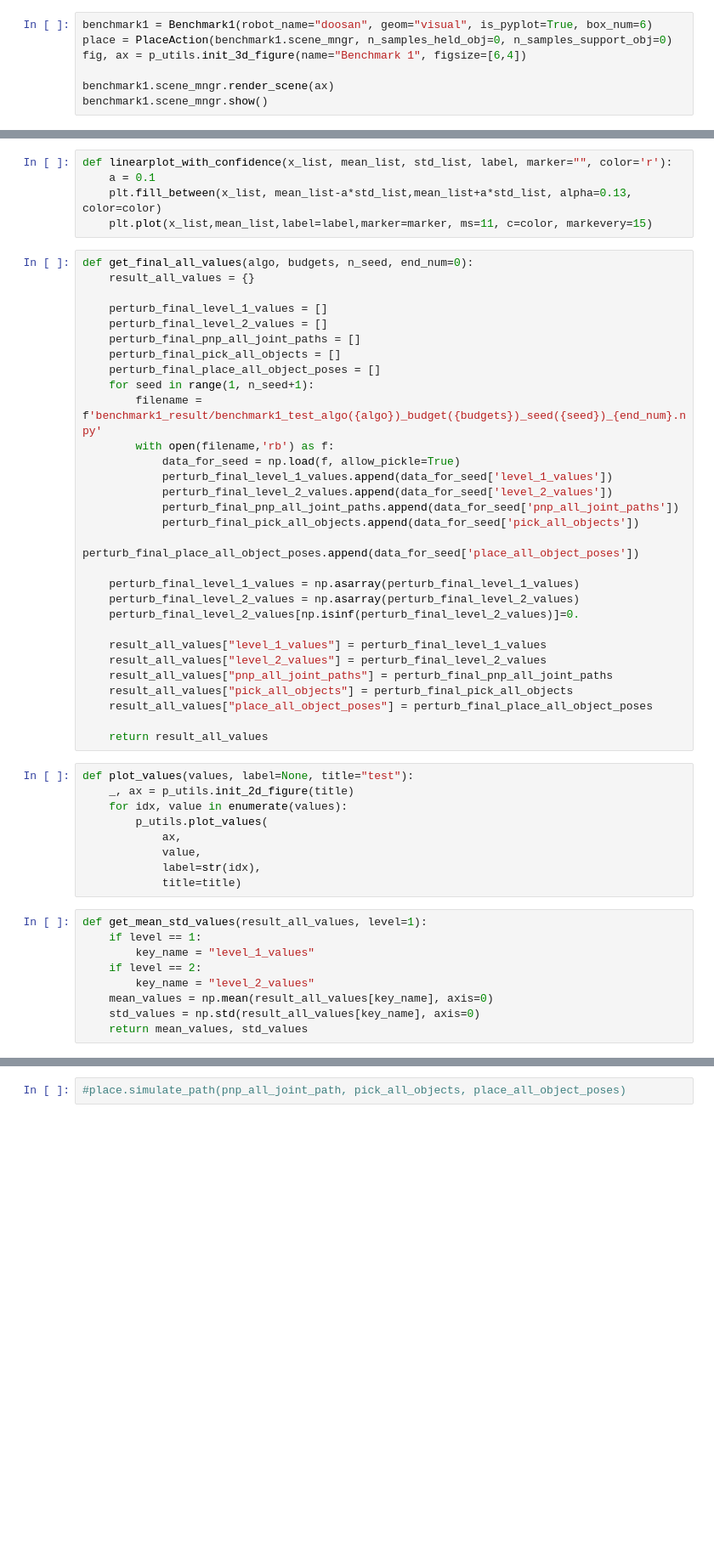
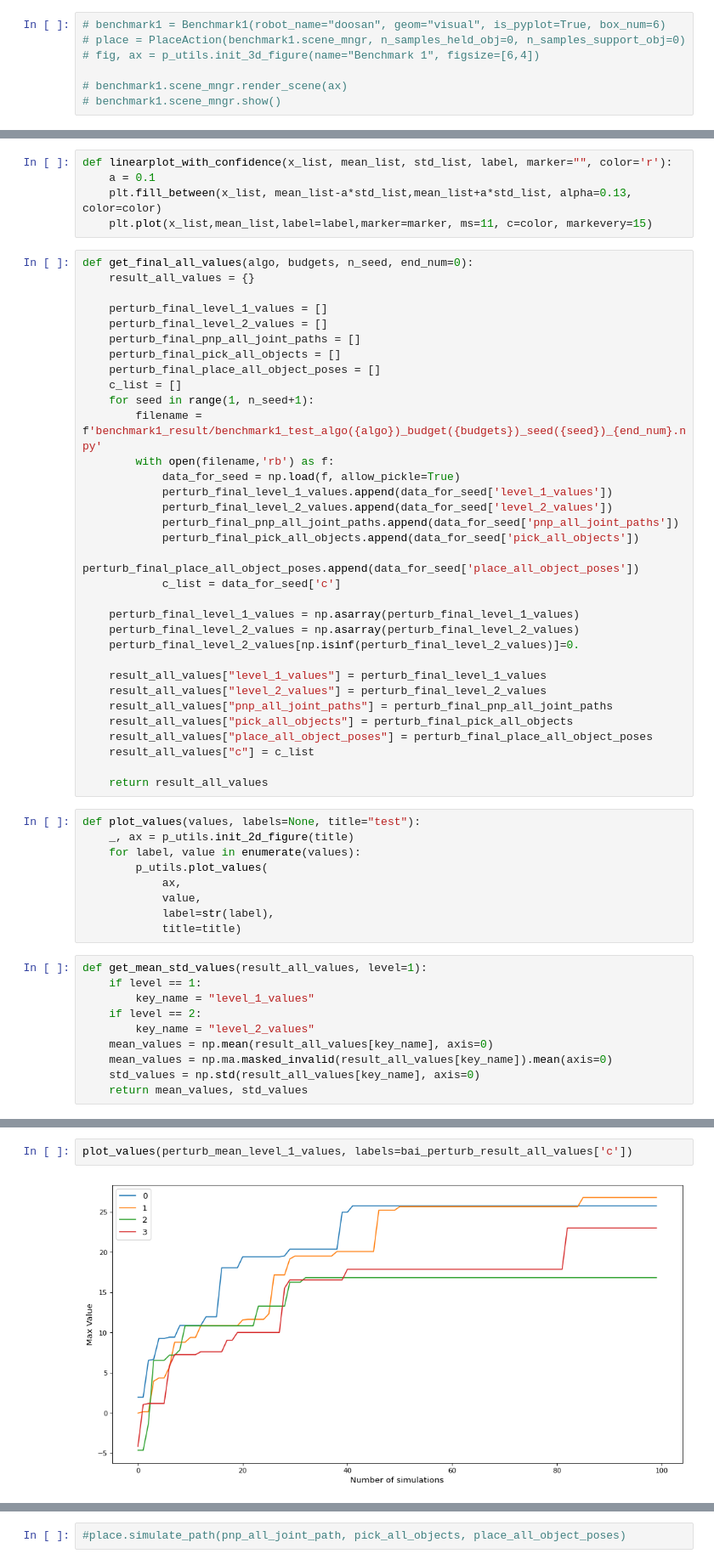
Before and after one commit to jdj2261/pytamp, a Jupyter notebook: results/benchmark1_result_level_2.ipynb, the cells around one changed output, grey strips where cells are left out. Shown at 85% size. Drawn from its saved outputs; the diff is of its cells as text; blank space fills up the shorter version.

Commit message:
add benchmark result.ipynb

```diff
--- a/results/benchmark1_result_level_2.ipynb
+++ b/results/benchmark1_result_level_2.ipynb
@@ -6,9 +6,9 @@ from pytamp.benchmark import Benchmark1
 from pytamp.action.place import PlaceAction
 %matplotlib inline
 # %%
-benchmark1 = Benchmark1(robot_name="doosan", geom="visual", is_pyplot=True, box_num=6)
-place = PlaceAction(benchmark1.scene_mngr, n_samples_held_obj=0, n_samples_support_obj=0)
-fig, ax = p_utils.init_3d_figure(name="Benchmark 1", figsize=[6,4])
+# benchmark1 = Benchmark1(robot_name="doosan", geom="visual", is_pyplot=True, box_num=6)
+# place = PlaceAction(benchmark1.scene_mngr, n_samples_held_obj=0, n_samples_support_obj=0)
+# fig, ax = p_utils.init_3d_figure(name="Benchmark 1", figsize=[6,4])
 
-benchmark1.scene_mngr.render_scene(ax)
-benchmark1.scene_mngr.show()
+# benchmark1.scene_mngr.render_scene(ax)
+# benchmark1.scene_mngr.show()
@@ -45,6 +26,7 @@ def get_final_all_values(algo, budgets, n_seed, end_num=0):
     perturb_final_pnp_all_joint_paths = []
     perturb_final_pick_all_objects = []
     perturb_final_place_all_object_poses = []
+    c_list = []
     for seed in range(1, n_seed+1):
         filename = f'benchmark1_result/benchmark1_test_algo({algo})_budget({budgets})_seed({seed})_{end_num}.npy'
         with open(filename,'rb') as f:
@@ -54,6 +36,7 @@ def get_final_all_values(algo, budgets, n_seed, end_num=0):
             perturb_final_pnp_all_joint_paths.append(data_for_seed['pnp_all_joint_paths'])
             perturb_final_pick_all_objects.append(data_for_seed['pick_all_objects'])
             perturb_final_place_all_object_poses.append(data_for_seed['place_all_object_poses'])
+            c_list = data_for_seed['c']
 
     perturb_final_level_1_values = np.asarray(perturb_final_level_1_values)
     perturb_final_level_2_values = np.asarray(perturb_final_level_2_values)
@@ -64,16 +47,17 @@ def get_final_all_values(algo, budgets, n_seed, end_num=0):
     result_all_values["pnp_all_joint_paths"] = perturb_final_pnp_all_joint_paths
     result_all_values["pick_all_objects"] = perturb_final_pick_all_objects
     result_all_values["place_all_object_poses"] = perturb_final_place_all_object_poses
+    result_all_values["c"] = c_list
 
     return result_all_values
 # %%
-def plot_values(values, label=None, title="test"):
+def plot_values(values, labels=None, title="test"):
     _, ax = p_utils.init_2d_figure(title)
-    for idx, value in enumerate(values):
+    for label, value in enumerate(values):
         p_utils.plot_values(
             ax,
             value,
-            label=str(idx),
+            label=str(label),
             title=title)
 # %%
 def get_mean_std_values(result_all_values, level=1):
@@ -82,6 +66,7 @@ def get_mean_std_values(result_all_values, level=1):
     if level == 2:
         key_name = "level_2_values"
     mean_values = np.mean(result_all_values[key_name], axis=0)
+    mean_values = np.ma.masked_invalid(result_all_values[key_name]).mean(axis=0)
     std_values = np.std(result_all_values[key_name], axis=0)
     return mean_values, std_values
 # %%
@@ -92,5 +78,9 @@ plot_values(perturb_mean_level_2_values)
 # %% [output]
 [figure]
+# %%
+plot_values(perturb_mean_level_1_values, labels=bai_perturb_result_all_values['c'])
+# %% [output]
+[figure, added]
 # %%
 uct_result_all_values = get_final_all_values("uct", 100, 3, 0)
 uct_mean_level_1_values, uct_std_level_1_values = get_mean_std_values(uct_result_all_values, level=1)
```
Also changed, not shown: parts of 5 cells of this notebook, 15 other files.
